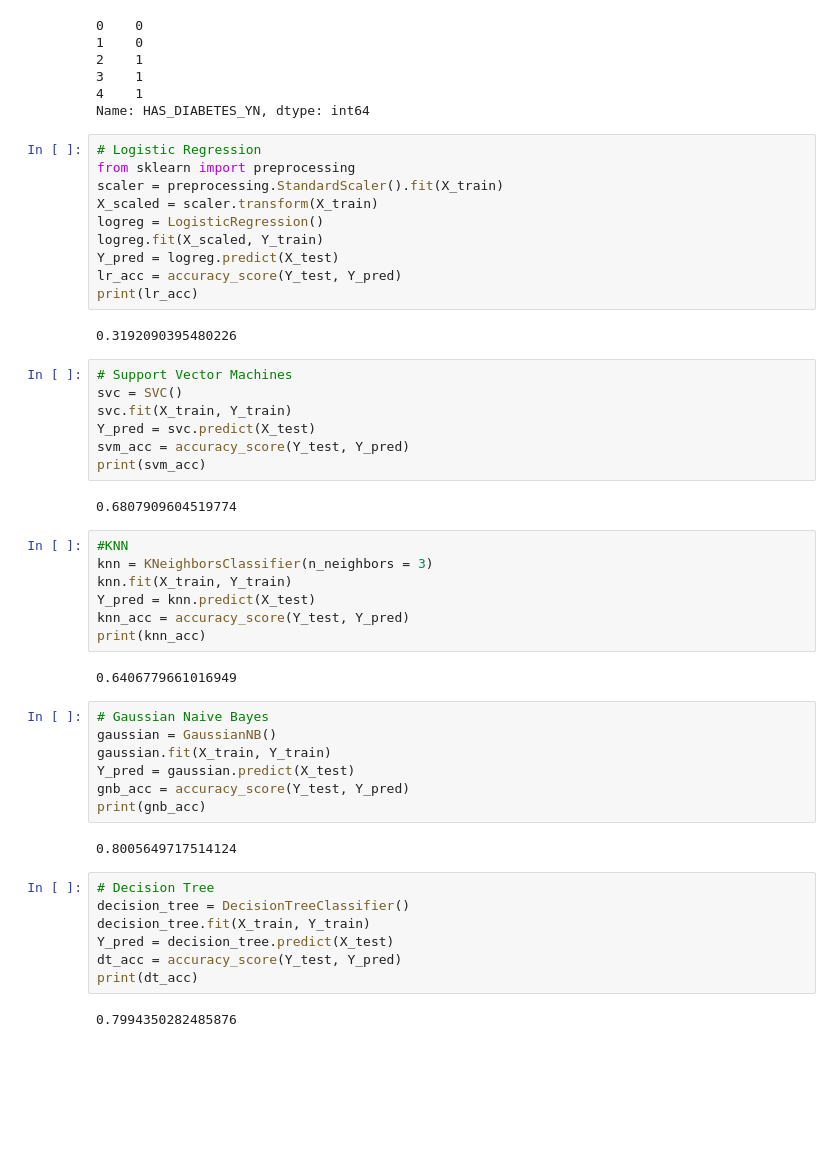
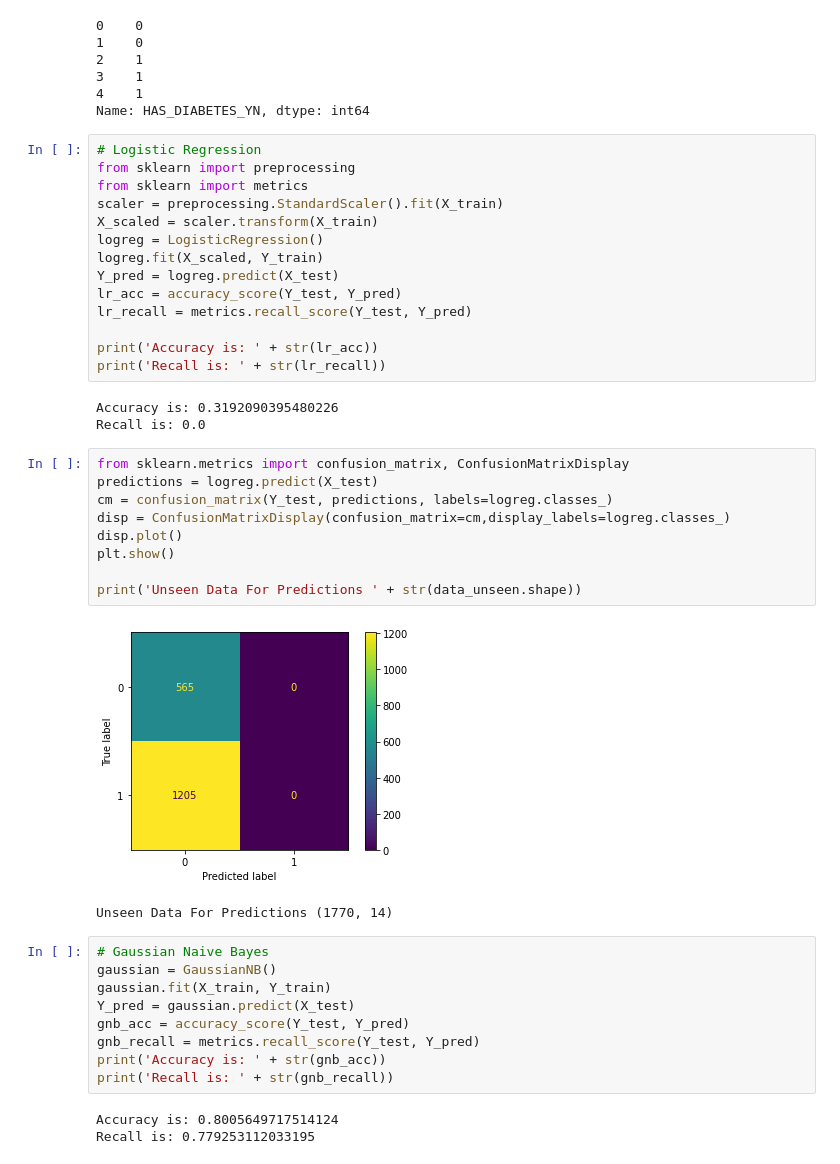
Before and after one commit to Beenjamming/ClassificationExample, a Jupyter notebook: ClassificationExample.ipynb, the cells around one changed output. Cells and saved outputs as stored; diff of their text form; blank space fills up the shorter version.

```diff
--- a/ClassificationExample.ipynb
+++ b/ClassificationExample.ipynb
@@ -306,48 +306,41 @@ Name: HAS_DIABETES_YN, dtype: int64
 # %%
 # Logistic Regression
 from sklearn import preprocessing
+from sklearn import metrics
 scaler = preprocessing.StandardScaler().fit(X_train)
 X_scaled = scaler.transform(X_train)
 logreg = LogisticRegression()
 logreg.fit(X_scaled, Y_train)
 Y_pred = logreg.predict(X_test)
 lr_acc = accuracy_score(Y_test, Y_pred)
-print(lr_acc)
+lr_recall = metrics.recall_score(Y_test, Y_pred)
+
+print('Accuracy is: ' + str(lr_acc))
+print('Recall is: ' + str(lr_recall))
 # %% [output]
-0.3192090395480226
+Accuracy is: 0.3192090395480226
+Recall is: 0.0
-# %%
-# Support Vector Machines
-svc = SVC()
-svc.fit(X_train, Y_train)
-Y_pred = svc.predict(X_test)
-svm_acc = accuracy_score(Y_test, Y_pred)
-print(svm_acc)
-# %% [output]
-0.6807909604519774
-# %%
-#KNN
-knn = KNeighborsClassifier(n_neighbors = 3)
-knn.fit(X_train, Y_train)
-Y_pred = knn.predict(X_test)
-knn_acc = accuracy_score(Y_test, Y_pred)
-print(knn_acc)
-# %% [output]
-0.6406779661016949
+# %%
+from sklearn.metrics import confusion_matrix, ConfusionMatrixDisplay
+predictions = logreg.predict(X_test)
+cm = confusion_matrix(Y_test, predictions, labels=logreg.classes_)
+disp = ConfusionMatrixDisplay(confusion_matrix=cm,display_labels=logreg.classes_)
+disp.plot()
+plt.show()
+
+print('Unseen Data For Predictions ' + str(data_unseen.shape))
+# %% [output]
+[figure, added]
+Unseen Data For Predictions (1770, 14)
 # %%
 # Gaussian Naive Bayes
 gaussian = GaussianNB()
 gaussian.fit(X_train, Y_train)
 Y_pred = gaussian.predict(X_test)
 gnb_acc = accuracy_score(Y_test, Y_pred)
-print(gnb_acc)
+gnb_recall = metrics.recall_score(Y_test, Y_pred)
+print('Accuracy is: ' + str(gnb_acc))
+print('Recall is: ' + str(gnb_recall))
 # %% [output]
-0.8005649717514124
+Accuracy is: 0.8005649717514124
+Recall is: 0.779253112033195
-# %%
-# Decision Tree
-decision_tree = DecisionTreeClassifier()
-decision_tree.fit(X_train, Y_train)
-Y_pred = decision_tree.predict(X_test)
-dt_acc = accuracy_score(Y_test, Y_pred)
-print(dt_acc)
-# %% [output]
-0.7994350282485876
```
Also changed, not shown: parts of 4 cells of this notebook.
